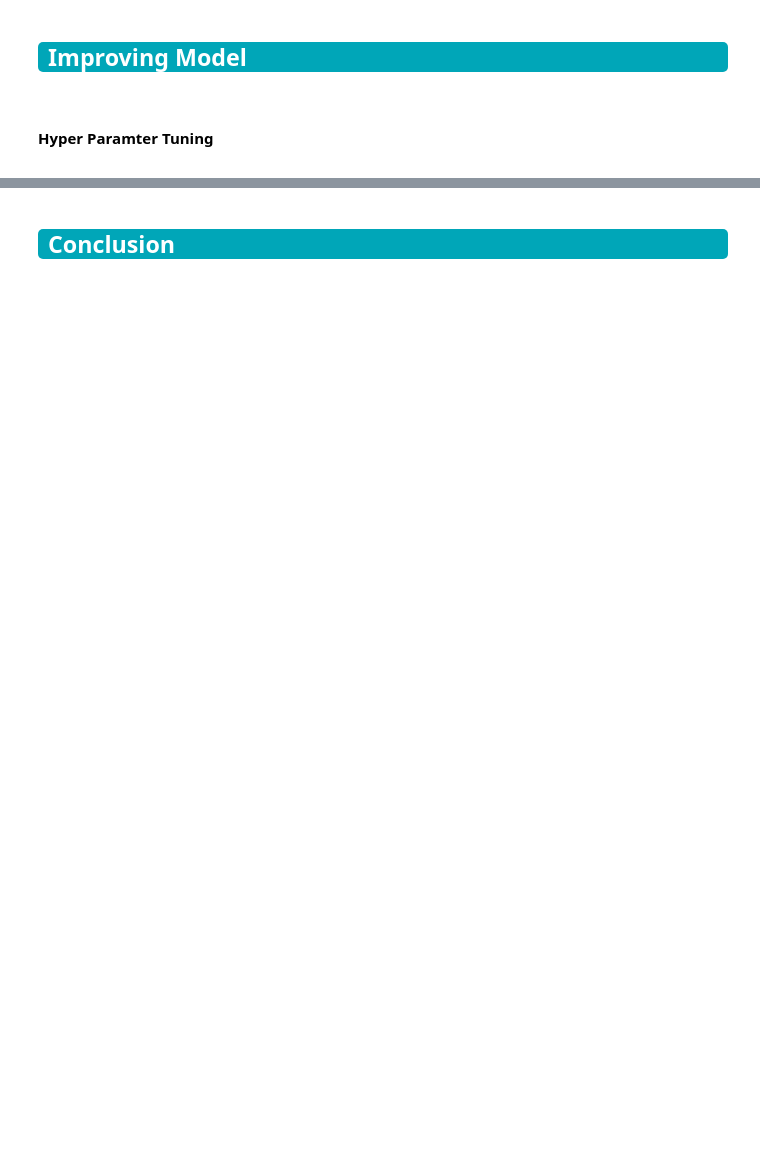
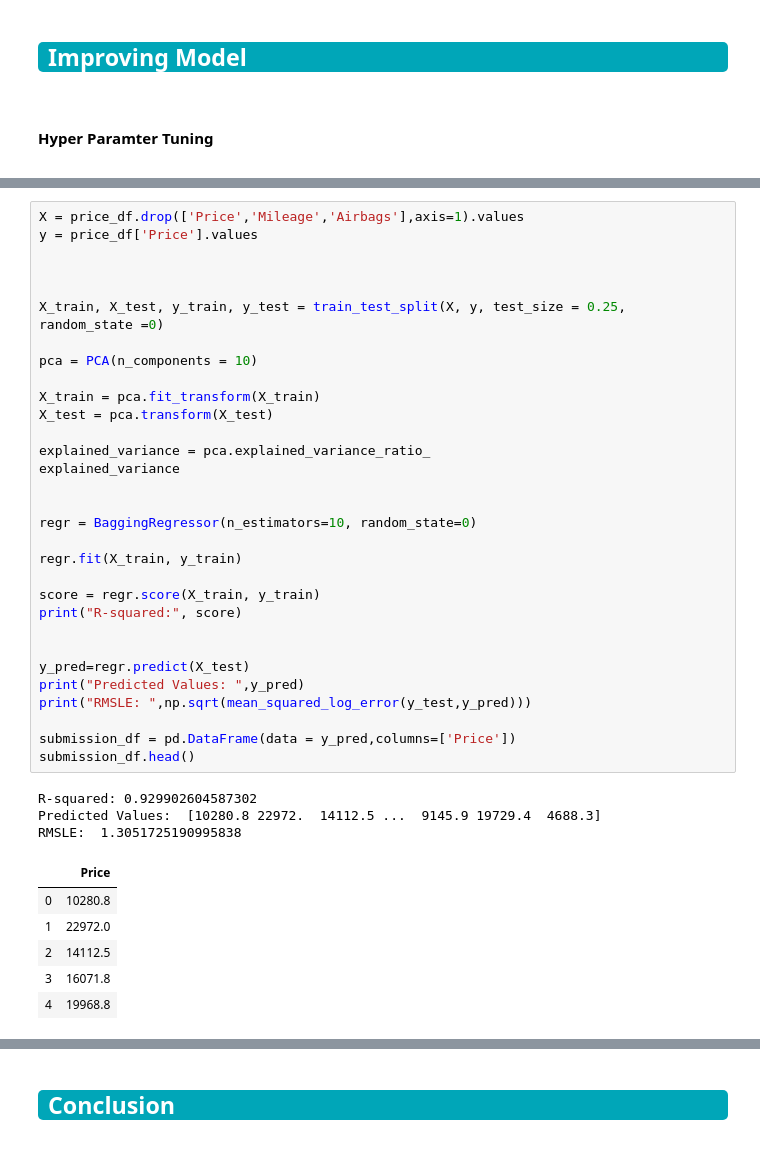
Before and after one commit to yashkanakia/DataScience, a Jupyter notebook: CarPricePrediction/CarPricePrediction.ipynb, the cells around one changed output, grey strips where cells are left out. Cells and saved outputs as stored; diff of their text form; blank space fills up the shorter version.

```diff
--- a/CarPricePrediction/CarPricePrediction.ipynb
+++ b/CarPricePrediction/CarPricePrediction.ipynb
@@ -609 +590,42 @@ RMSLE:  1.7931748165484895
+# %%
+X = price_df.drop(['Price','Mileage','Airbags'],axis=1).values
+y = price_df['Price'].values
+
+
+
+X_train, X_test, y_train, y_test = train_test_split(X, y, test_size = 0.25, random_state =0)
+
+pca = PCA(n_components = 10)
+
+X_train = pca.fit_transform(X_train)
+X_test = pca.transform(X_test)
+
+explained_variance = pca.explained_variance_ratio_
+explained_variance
+
+
+regr = BaggingRegressor(n_estimators=10, random_state=0)
+
+regr.fit(X_train, y_train)
+
+score = regr.score(X_train, y_train)
+print("R-squared:", score)
+
+
+y_pred=regr.predict(X_test)
+print("Predicted Values: ",y_pred)
+print("RMSLE: ",np.sqrt(mean_squared_log_error(y_test,y_pred)))
+
+submission_df = pd.DataFrame(data = y_pred,columns=['Price'])
+submission_df.head()
+# %% [output]
+R-squared: 0.929902604587302
+Predicted Values:  [10280.8 22972.  14112.5 ...  9145.9 19729.4  4688.3]
+RMSLE:  1.3051725190995838
+|  | Price |
+| 0 | 10280.8 |
+| 1 | 22972.0 |
+| 2 | 14112.5 |
+| 3 | 16071.8 |
+| 4 | 19968.8 |
 # %%
```
Also changed, not shown: parts of 40 cells of this notebook, 7 other files.
